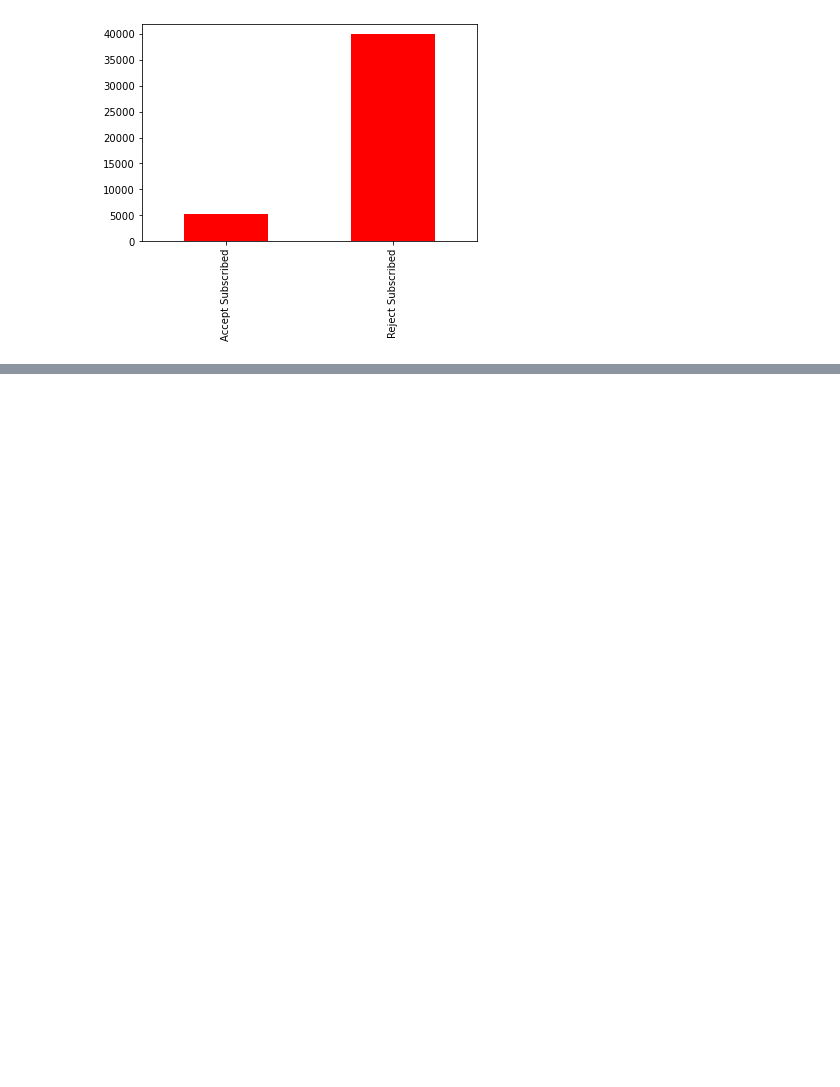
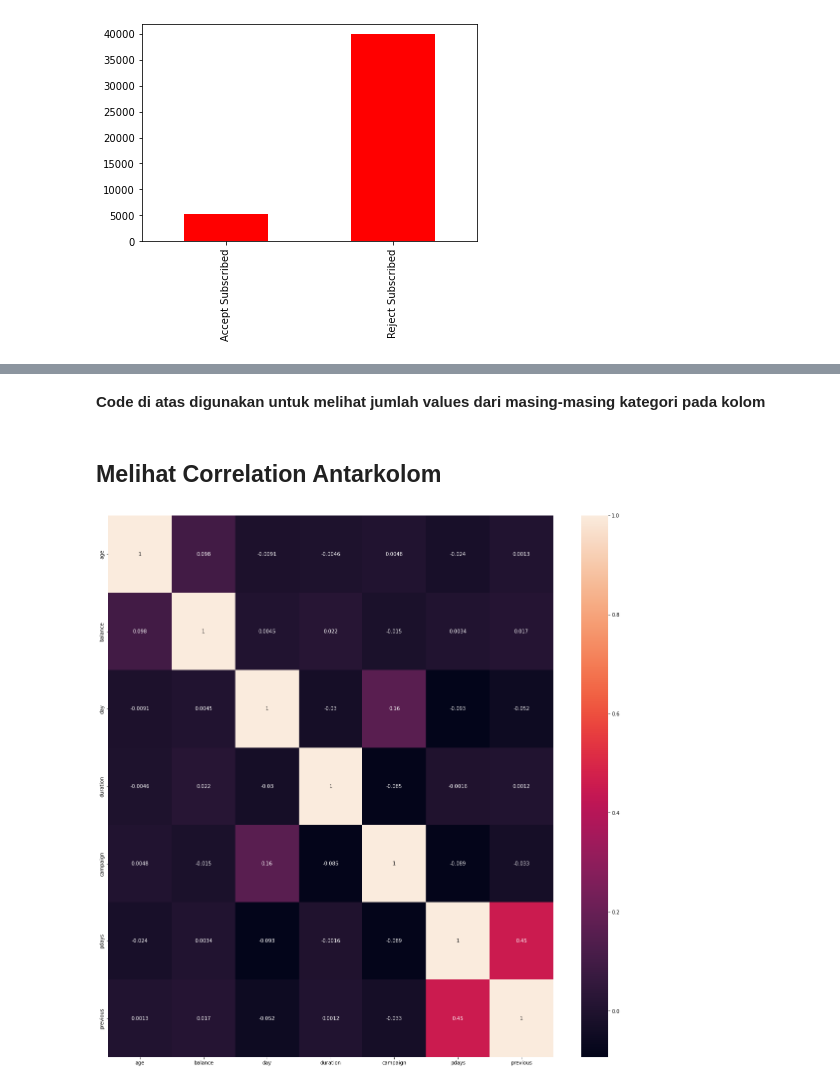
Before and after one commit to tassyirifiyya/PYTHN-11-SESI1, a Jupyter notebook: Assignment 3/PYTN_Assign_3_4_Tassyirifiyya.ipynb, the cells around one changed output, grey strips where cells are left out. Cells and saved outputs as stored; diff of their text form; code cells hidden in the pictures; blank space fills up the shorter version.

```diff
--- a/Assignment 3/PYTN_Assign_3_4_Tassyirifiyya.ipynb
+++ b/Assignment 3/PYTN_Assign_3_4_Tassyirifiyya.ipynb
@@ -156,0 +234,11 @@ class_plot.plot(kind='bar', color='red')
+# %% [markdown]
+**Code di atas digunakan untuk melihat jumlah values dari masing-masing kategori pada kolom**
+# %% [markdown]
+## Melihat Correlation Antarkolom
+# %%
+#heat_bank = df.drop('Class',axis=1)
+plt.figure(figsize=(20,20))
+sns.heatmap(df.corr(),annot=True)
+plt.show()
+# %% [output]
+[figure, added]
```
Also changed, not shown: parts of 154 cells of this notebook, 2 other files.
